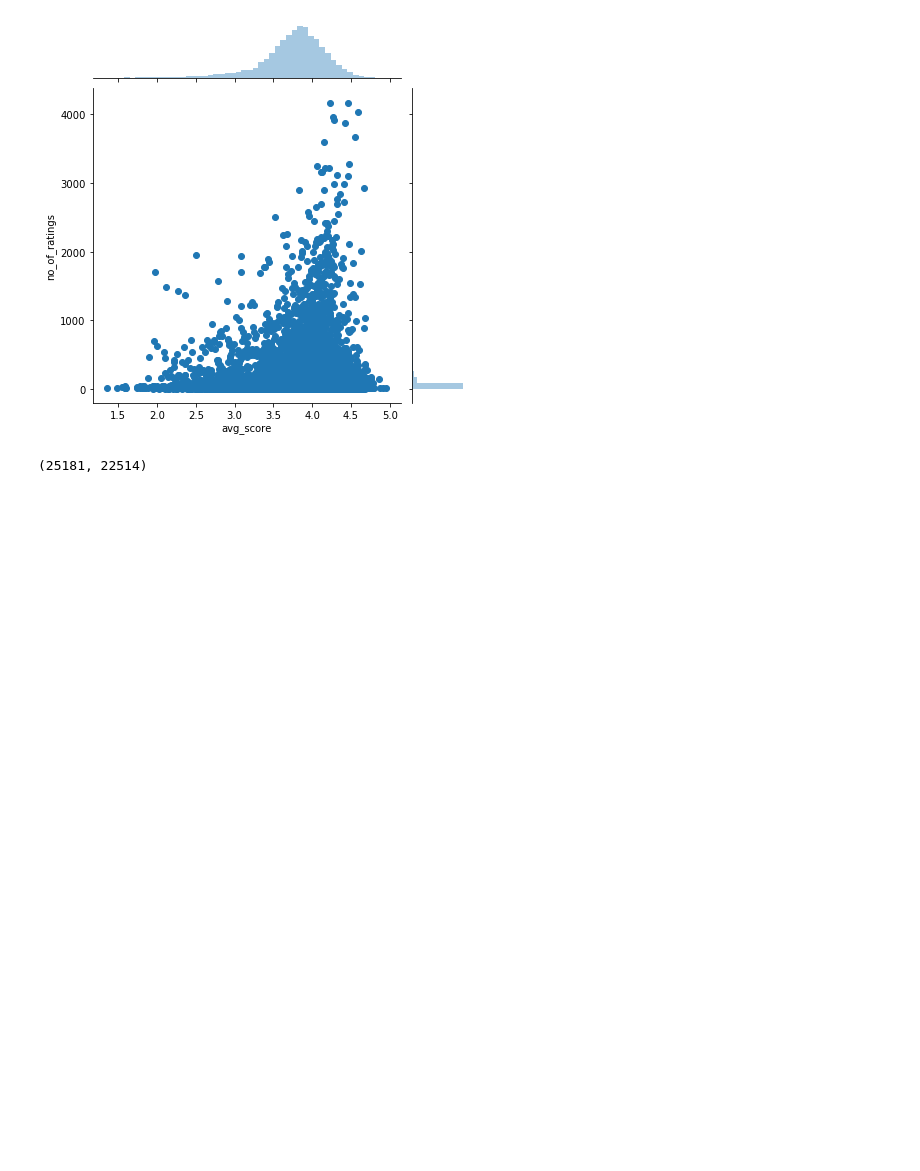
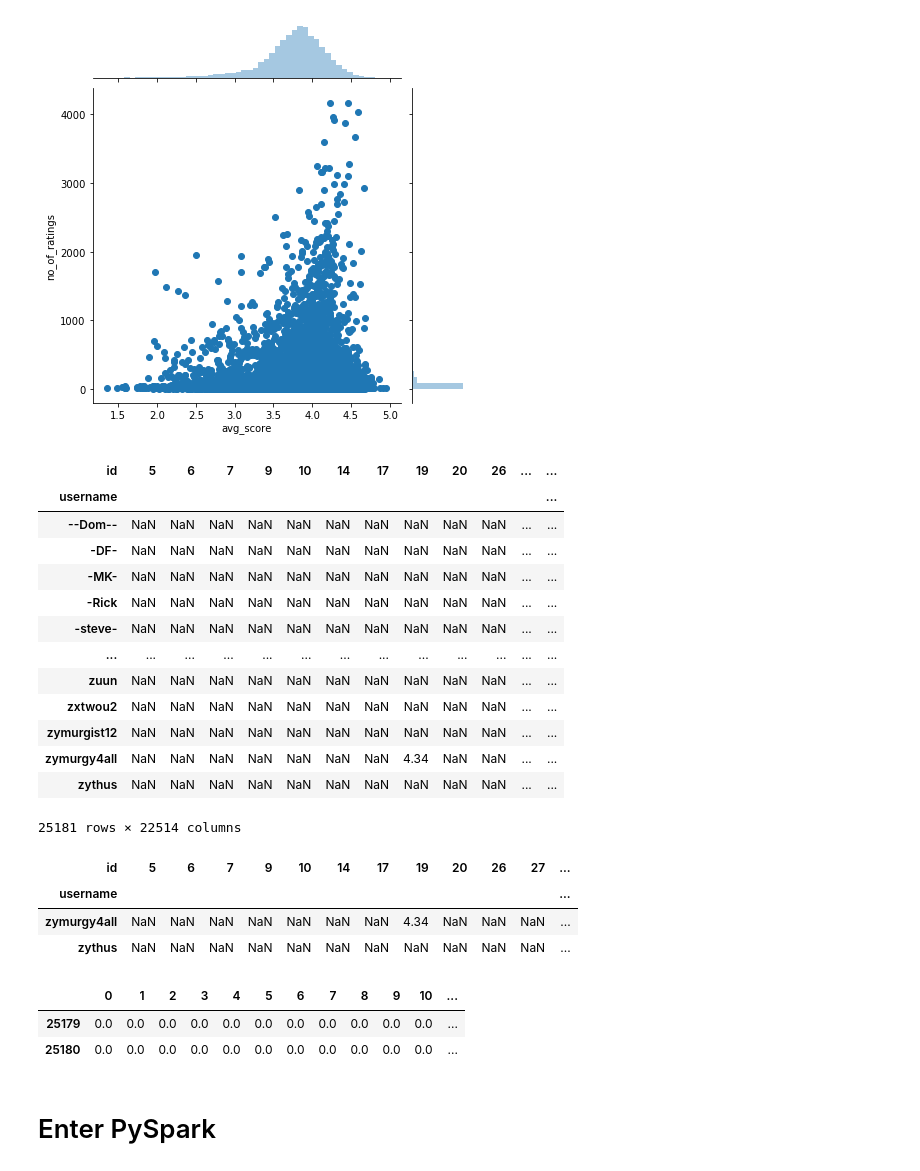
Before and after one commit to aabrahamson3/beer30, a Jupyter notebook: 1.0-Recommender.ipynb, the cells around one changed output. Drawn from its saved outputs; the diff is of its cells as text; code cells hidden in the pictures; blank space fills up the shorter version.

```diff
--- a/1.0-Recommender.ipynb
+++ b/1.0-Recommender.ipynb
@@ -5,6 +6,45 @@ import seaborn as sns
 beers = pd.read_csv('beers-breweries-and-beer-reviews/beers.csv')
 breweries = pd.read_csv('beers-breweries-and-beer-reviews/breweries.csv')
 reviews = pd.read_csv('beers-breweries-and-beer-reviews/reviews.csv')
+# %%
+reviews['text'] = reviews['text'].replace(u'\xa0\xa0', '')
+# subset to only reviews that have a text review
+text_reviews = reviews.loc[reviews['text'] != '']
+# subset data to exclude NaN's as well (only losing 164k reviews from the last subset)
+text_no_nan = text_reviews.loc[text_reviews.smell.isna() == False]
+# rename column name beer_id to id for easy joining
+text_no_nan = text_no_nan.rename(columns={'beer_id':'id'})
+# subset out retired beers
+current_beers = beers.loc[beers['retired'] == 'f']
+# merge text_no_nan with beers that are not retired
+df = pd.merge(text_no_nan, current_beers, on='id')
+# create a table with average ratings for each beer. Index/ID is the beer id
+ratings = pd.DataFrame(df.groupby('id')['score'].mean())
+# add a column tallying the # of reviews for that beer
+ratings['no_of_ratings'] = df.groupby('id')['score'].count()
+# subset ratings with only beers that have 10+ ratings
+ratings = ratings.loc[ratings['no_of_ratings'] > 9]
+# formatting
+ratings = ratings.reset_index()
+ratings = ratings.rename(columns={'score':'avg_score'})
+# rejoin no of ratings onto df
+df = df.merge(ratings, how='inner', on='id')
+# make a dataframe of reviewers by usename, count the number of reviews they made
+reviewers = pd.DataFrame(df.groupby('username')['id'].count())
+# make a new feature, the average of all of their scores
+reviewers['avg_usr_score'] = df.groupby('username')['score'].mean()
+# subset reviewers to those with 5+ reviews. From 73k users to 25k.
+reviewers = reviewers.loc[reviewers['id'] > 4] ## MAYBE I CAN PLAY WITH THIS #
+# formatting
+reviewers = reviewers.rename(columns={'id':'tot_usr_rvw'})
+
+# there's ~1400 users outsides of 2 STDs of the mean score, will subset them out
+reviewers_sub = reviewers.loc[(reviewers['avg_usr_score'] >= 3.182) &\
+                              (reviewers['avg_usr_score'] <= 4.665)]
+
+# subset of df with beers that have 10+ reviews, and with reviewers that have 5+ reviews
+# and an average rating of beers between 3.18 and 4.67
+df_with_mins = df.merge(reviewers_sub, how = 'inner', on = 'username')
 # %%
 reviews['text'] = reviews['text'].replace(u'\xa0\xa0', '')
 # %%
@@ -208,8 +248,28 @@ sns.jointplot(x='avg_score', y='no_of_ratings', data = ratings)
 # %%
 review_matrix = df_with_mins.pivot_table(index='username', columns='id', values='score')
 # %%
-review_matrix = review_matrix.fillna(value=0)
+review_matrix_0s = review_matrix.fillna(value=0)
 # %%
-review_matrix.shape
+review_matrix
 # %% [output]
+| id | 5 | 6 | 7 | 9 | 10 | 14 | 17 | 19 | 20 | 26 | ... | ... |
+| username |  |  |  |  |  |  |  |  |  |  |  | ... |
+| --Dom-- | NaN | NaN | NaN | NaN | NaN | NaN | NaN | NaN | NaN | NaN | ... | ... |
+| -DF- | NaN | NaN | NaN | NaN | NaN | NaN | NaN | NaN | NaN | NaN | ... | ... |
+| -MK- | NaN | NaN | NaN | NaN | NaN | NaN | NaN | NaN | NaN | NaN | ... | ... |
+| -Rick | NaN | NaN | NaN | NaN | NaN | NaN | NaN | NaN | NaN | NaN | ... | ... |
+| -steve- | NaN | NaN | NaN | NaN | NaN | NaN | NaN | NaN | NaN | NaN | ... | ... |
+| ... | ... | ... | ... | ... | ... | ... | ... | ... | ... | ... | ... | ... |
+| zuun | NaN | NaN | NaN | NaN | NaN | NaN | NaN | NaN | NaN | NaN | ... | ... |
+| zxtwou2 | NaN | NaN | NaN | NaN | NaN | NaN | NaN | NaN | NaN | NaN | ... | ... |
+| zymurgist12 | NaN | NaN | NaN | NaN | NaN | NaN | NaN | NaN | NaN | NaN | ... | ... |
+| zymurgy4all | NaN | NaN | NaN | NaN | NaN | NaN | NaN | 4.34 | NaN | NaN | ... | ... |
+| zythus | NaN | NaN | NaN | NaN | NaN | NaN | NaN | NaN | NaN | NaN | ... | ... |
-(25181, 22514)
+25181 rows × 22514 columns
+# %%
+review_matrix.iloc[25179:,:20]
+# %% [output]
+| id | 5 | 6 | 7 | 9 | 10 | 14 | 17 | 19 | 20 | 26 | 27 | ... |
+| username |  |  |  |  |  |  |  |  |  |  |  | ... |
+| zymurgy4all | NaN | NaN | NaN | NaN | NaN | NaN | NaN | 4.34 | NaN | NaN | NaN | ... |
+| zythus | NaN | NaN | NaN | NaN | NaN | NaN | NaN | NaN | NaN | NaN | NaN | ... |
@@ -215,0 +285,8 @@ review_matrix.shape
+# %%
+remade_df.iloc[25179:,:20]
+# %% [output]
+|  | 0 | 1 | 2 | 3 | 4 | 5 | 6 | 7 | 8 | 9 | 10 | ... |
+| 25179 | 0.0 | 0.0 | 0.0 | 0.0 | 0.0 | 0.0 | 0.0 | 0.0 | 0.0 | 0.0 | 0.0 | ... |
+| 25180 | 0.0 | 0.0 | 0.0 | 0.0 | 0.0 | 0.0 | 0.0 | 0.0 | 0.0 | 0.0 | 0.0 | ... |
+# %% [markdown]
+# Enter PySpark
```
Also changed, not shown: parts of 21 cells of this notebook.
